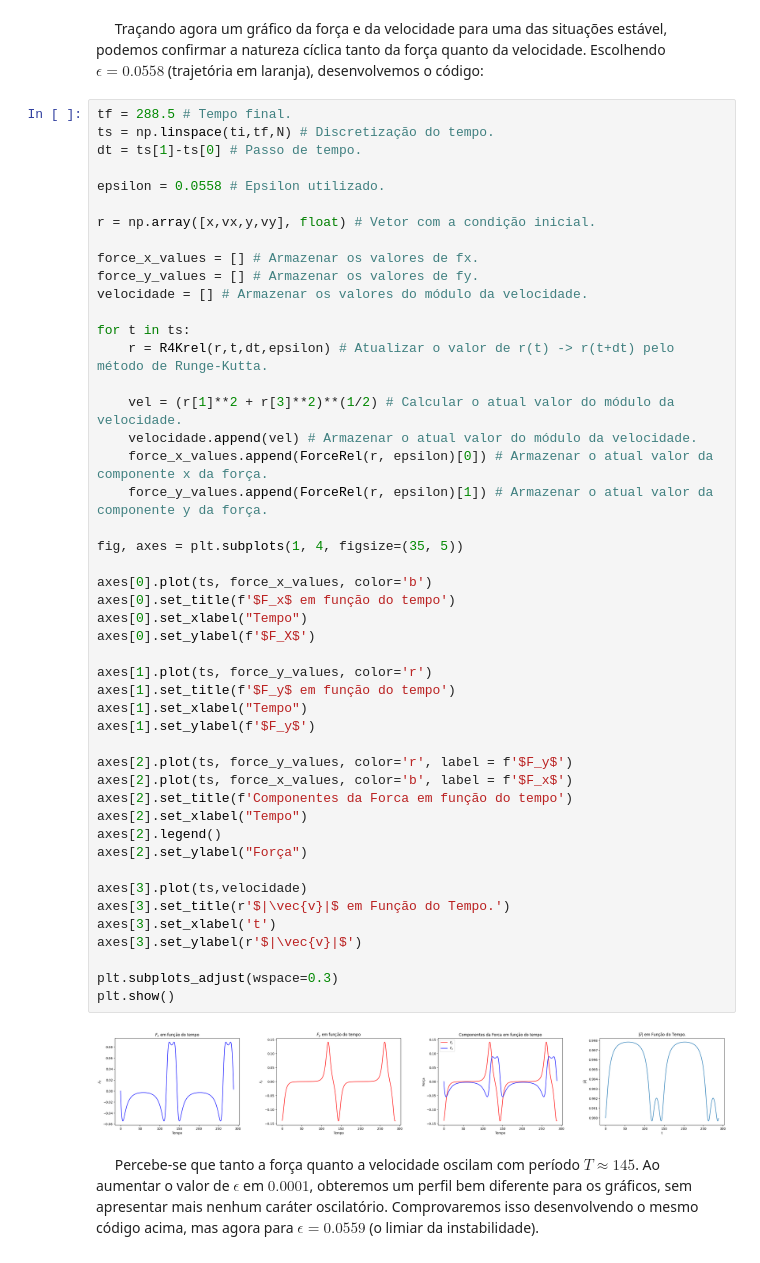
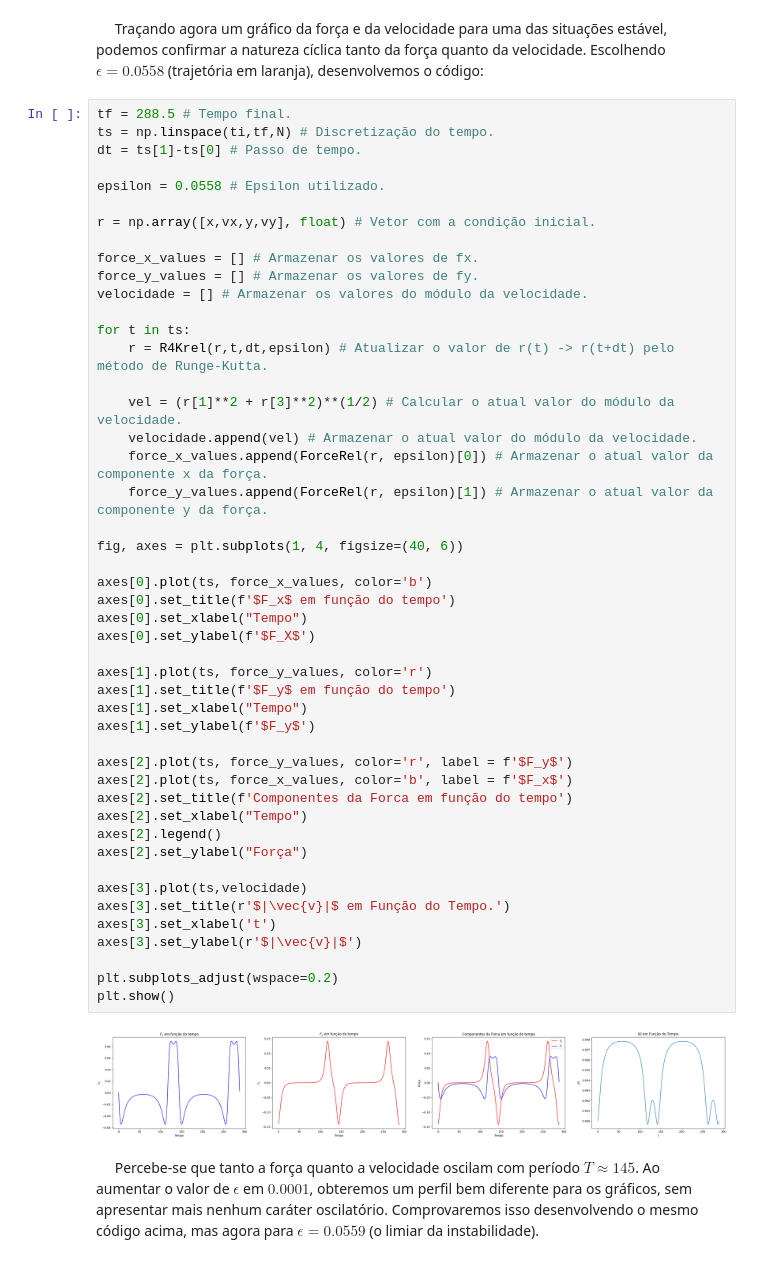
Before and after one commit to Wally-sson/pys, a Jupyter notebook: Instabilidade no movimento relativístico de partículas num campo eletromagnético não uniforme.ipynb, the cells around one changed output. Saved outputs shown, nothing was run; the diff lists cells and outputs as text.

```diff
--- a/Instabilidade no movimento relativístico de partículas num campo eletromagnético não uniforme.ipynb
+++ b/Instabilidade no movimento relativístico de partículas num campo eletromagnético não uniforme.ipynb
@@ -678,36 +678,36 @@ for t in ts:
     vel = (r[1]**2 + r[3]**2)**(1/2) # Calcular o atual valor do módulo da velocidade.
     velocidade.append(vel) # Armazenar o atual valor do módulo da velocidade.
     force_x_values.append(ForceRel(r, epsilon)[0]) # Armazenar o atual valor da componente x da força.
     force_y_values.append(ForceRel(r, epsilon)[1]) # Armazenar o atual valor da componente y da força.
 
-fig, axes = plt.subplots(1, 4, figsize=(35, 5))
+fig, axes = plt.subplots(1, 4, figsize=(40, 6))
 
 axes[0].plot(ts, force_x_values, color='b')
 axes[0].set_title(f'$F_x$ em função do tempo')
 axes[0].set_xlabel("Tempo")
 axes[0].set_ylabel(f'$F_X$')
 
 axes[1].plot(ts, force_y_values, color='r')
 axes[1].set_title(f'$F_y$ em função do tempo')
 axes[1].set_xlabel("Tempo")
 axes[1].set_ylabel(f'$F_y$')
 
 axes[2].plot(ts, force_y_values, color='r', label = f'$F_y$')
 axes[2].plot(ts, force_x_values, color='b', label = f'$F_x$')
 axes[2].set_title(f'Componentes da Forca em função do tempo')
 axes[2].set_xlabel("Tempo")
 axes[2].legend()
 axes[2].set_ylabel("Força")
 
 axes[3].plot(ts,velocidade)
 axes[3].set_title(r'$|\vec{v}|$ em Função do Tempo.')
 axes[3].set_xlabel('t')
 axes[3].set_ylabel(r'$|\vec{v}|$')
 
-plt.subplots_adjust(wspace=0.3)
+plt.subplots_adjust(wspace=0.2)
 plt.show()
 # %% [output]
-[figure, old version]
+[figure, new version]
 # %% [markdown]
 $\quad$ Percebe-se que tanto a força quanto a velocidade oscilam com período $T \approx 145$. Ao aumentar o valor de $\epsilon$ em $0.0001$, obteremos um perfil bem diferente para os gráficos, sem apresentar mais nenhum caráter oscilatório. Comprovaremos isso desenvolvendo o mesmo código acima, mas agora para $\epsilon = 0.0559$ (o limiar da instabilidade).
 # %%
```
